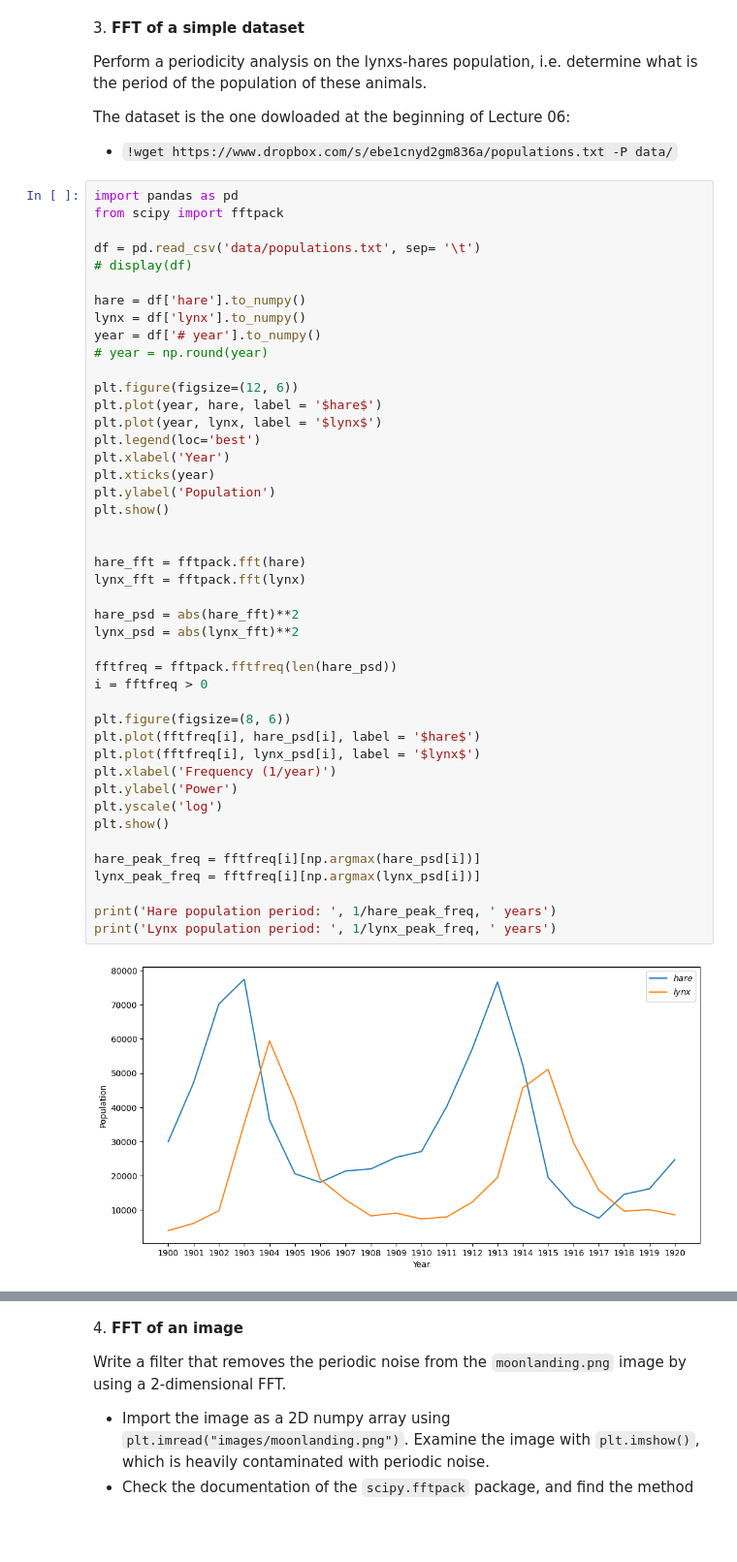
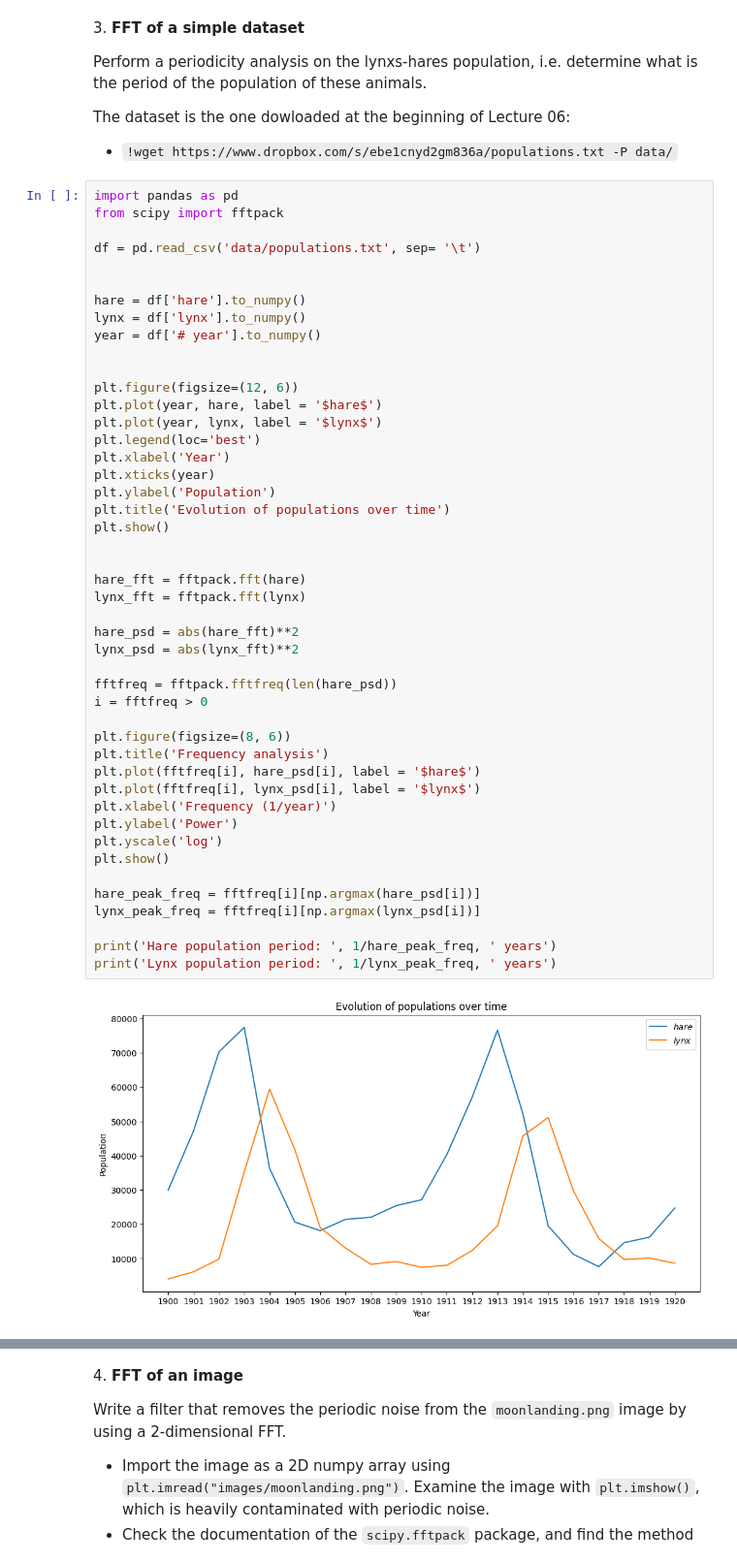
Before and after one commit to PietroTarga/ScientificComputingWithPython2022, a Jupyter notebook: 09ex_numerical.ipynb, the cells around one changed output, grey strips where cells are left out. Shown: that part at 97% size. Drawn from its saved outputs; the diff is of its cells as text; blank space fills up the shorter version.

```diff
--- a/09ex_numerical.ipynb
+++ b/09ex_numerical.ipynb
@@ -157,12 +137,12 @@ import pandas as pd
 from scipy import fftpack
 
 df = pd.read_csv('data/populations.txt', sep= '\t')
-# display(df)
+
 
 hare = df['hare'].to_numpy()
 lynx = df['lynx'].to_numpy()
 year = df['# year'].to_numpy()
-# year = np.round(year)
+
 
 plt.figure(figsize=(12, 6))
 plt.plot(year, hare, label = '$hare$')
@@ -170,31 +150,33 @@ plt.plot(year, lynx, label = '$lynx$')
 plt.legend(loc='best')
 plt.xlabel('Year')
 plt.xticks(year)
 plt.ylabel('Population')
+plt.title('Evolution of populations over time')
 plt.show()
 
 
 hare_fft = fftpack.fft(hare)
 lynx_fft = fftpack.fft(lynx)
 
 hare_psd = abs(hare_fft)**2
 lynx_psd = abs(lynx_fft)**2
 
 fftfreq = fftpack.fftfreq(len(hare_psd))
 i = fftfreq > 0
 
 plt.figure(figsize=(8, 6))
+plt.title('Frequency analysis')
 plt.plot(fftfreq[i], hare_psd[i], label = '$hare$')
 plt.plot(fftfreq[i], lynx_psd[i], label = '$lynx$')
 plt.xlabel('Frequency (1/year)')
 plt.ylabel('Power')
 plt.yscale('log')
 plt.show()
 
 hare_peak_freq = fftfreq[i][np.argmax(hare_psd[i])]
 lynx_peak_freq = fftfreq[i][np.argmax(lynx_psd[i])]
 
 print('Hare population period: ', 1/hare_peak_freq, ' years')
 print('Lynx population period: ', 1/lynx_peak_freq, ' years')
 # %% [output]
-[figure, old version]
+[figure, new version]
```
Also changed, not shown: parts of 3 cells of this notebook, 2 other files.
